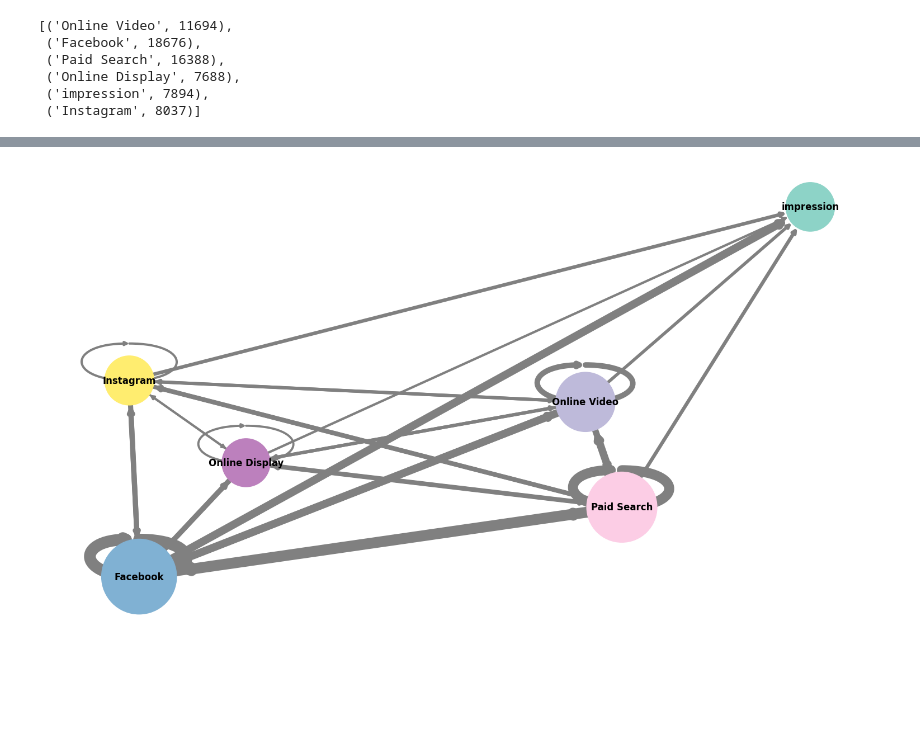
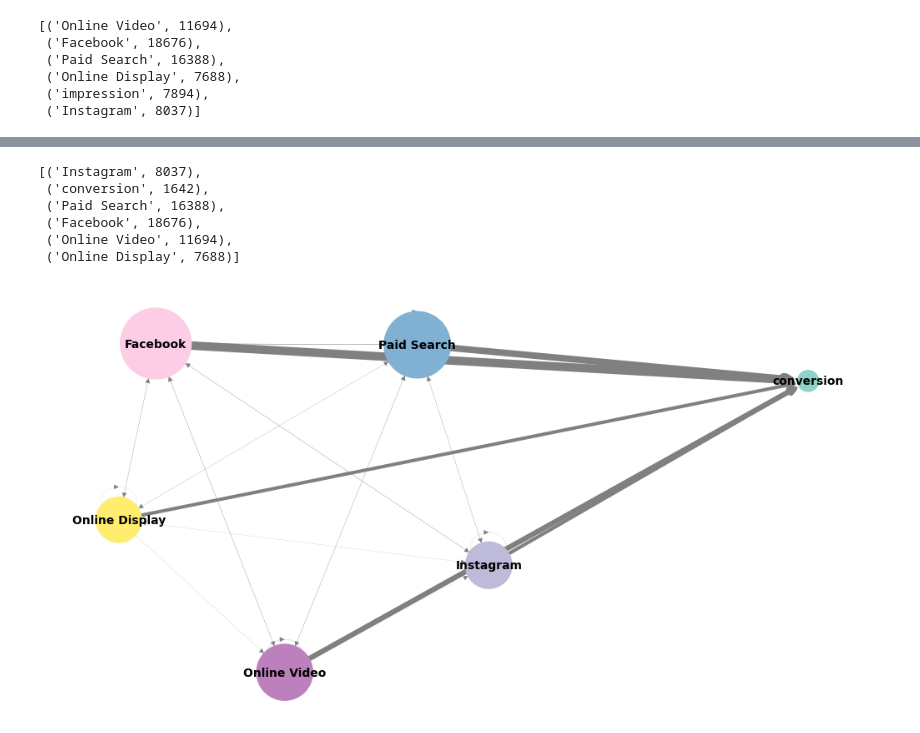
Before and after one commit to Si05/graphical-network-analysis, a Jupyter notebook: network_analysis_using_NetworkX.ipynb, the cells around one changed output, grey strips where cells are left out. Drawn from its saved outputs; the diff is of its cells as text; code cells hidden in the pictures; blank space fills up the shorter version.

Commit message:
Add the functions for data cleaning/preparation and graphical-based MTA model by leveraging NetworkX

```diff
--- a/network_analysis_using_NetworkX.ipynb
+++ b/network_analysis_using_NetworkX.ipynb
@@ -41,9 +68,8 @@ dtype: float64
 # %%
-## Make the plots for customers with impression and conversion respectively
-df = data[data['interaction']=='impression'].sort_values(by = ['customer_id', 'time'])
-df['TO'] = df.groupby('customer_id')['channel'].shift(-1)
-df['TO'] = np.where(df['TO'].isna(), df['interaction'], df['TO'])
-df = df[['customer_id', 'time', 'channel', 'TO']].rename(columns={'channel': 'FROM'})
-df = df.merge(df.groupby(['FROM', 'TO'])['customer_id'].count().reset_index().rename(columns={'customer_id':'PATH_FREQ'}),
-              on = ['FROM', 'TO'])
-df.head()
+# df = data[data['interaction']=='impression'].sort_values(by = ['customer_id', 'time'])
+# df['TO'] = df.groupby('customer_id')['channel'].shift(-1)
+# df['TO'] = np.where(df['TO'].isna(), df['interaction'], df['TO'])
+# df = df[['customer_id', 'time', 'channel', 'TO']].rename(columns={'channel': 'FROM'})
+# df = df.merge(df.groupby(['FROM', 'TO'])['customer_id'].count().reset_index().rename(columns={'customer_id':'PATH_FREQ'}),
+#               on = ['FROM', 'TO'])
+# df.head()
@@ -94,0 +140,3 @@ node_size_list
+# %%
+df = input_data_networkx(df_filter=['conversion'])
+df.head()
@@ -95,30 +162,37 @@ node_size_list
 # %%
-# # Recalculate the degree (aka node size)
-# node_size = pd.concat([data.groupby('channel')['customer_id'].count().reset_index().rename(columns={'channel': 'NODE', 'customer_id': 'SIZE'}),
-#                       df[df['TO'].isin(['impression', 'conversion'])].groupby('TO')['customer_id'].count().reset_index().rename(columns={'TO': 'NODE', 'customer_id': 'SIZE'})])
-# node_size['NODE_c'] = pd.Categorical(node_size['NODE'], categories=['Online Video','Facebook','Paid Search',
-#                                                                     'Online Display','impression','Instagram',
-#                                                                     'conversion'], ordered=True)
-# node_size = node_size.sort_values(by='NODE_c')
-# node_size_list = list(zip(node_size['NODE'], node_size['SIZE']))
-# node_size_list
+# Recalculate the degree (aka node size)
+node_size = pd.concat([data.groupby('channel')['customer_id'].count().reset_index().rename(columns={'channel': 'NODE', 'customer_id': 'SIZE'}),
+                      df[df['TO'].isin(['impression', 'conversion'])].groupby('TO')['customer_id'].count().reset_index().rename(columns={'TO': 'NODE', 'customer_id': 'SIZE'})])
+node_size['NODE_c'] = pd.Categorical(node_size['NODE'], categories=['Instagram', 'conversion', 'Paid Search', 'Facebook', 'Online Video', 'Online Display'], ordered=True)
+node_size = node_size.sort_values(by='NODE_c')
+node_size_list = list(zip(node_size['NODE'], node_size['SIZE']))
+node_size_list
+# %% [output]
+[('Instagram', 8037),
+ ('conversion', 1642),
+ ('Paid Search', 16388),
+ ('Facebook', 18676),
+ ('Online Video', 11694),
+ ('Online Display', 7688)]
 # %%
+## Make the plots for customers with impression and conversion respectively
+# Plot for impression
+figure(figsize=(10, 5))
 G = nx.from_pandas_edgelist(df, source='FROM', target='TO', edge_attr=True, create_using=nx.DiGraph())
 nodes, degree = map(list, zip(*node_size_list))
 edges, freqs = zip(*nx.get_edge_attributes(G, 'PATH_FREQ').items())
 colors = []
 i = 1
 for node in G:
   if node == 'conversion' or node == 'impression':
     colors.append(0)
   else:
     colors.append(i)
     i = i+1
 
-figure(figsize=(15, 8))
-nx.draw(G, with_labels=True, cmap=plt.cm.get_cmap('Set3'), node_color=colors, font_size=12,
-        font_weight='bold', edge_color='gray', width = [int(f)/300 for f in freqs],
-        node_size=[int(d)/2 for d in degree])
+nx.draw(G, with_labels=True, cmap=plt.cm.get_cmap('Set3'), node_color=colors, font_size=10,
+        font_weight='bold', edge_color='gray', width = [int(f)/70 for f in freqs],
+        node_size=[int(d)/5 for d in degree])
 plt.show()
 # %% [output]
-[figure, old version]
+[figure, new version]
```
Also changed, not shown: parts of 19 cells of this notebook.
